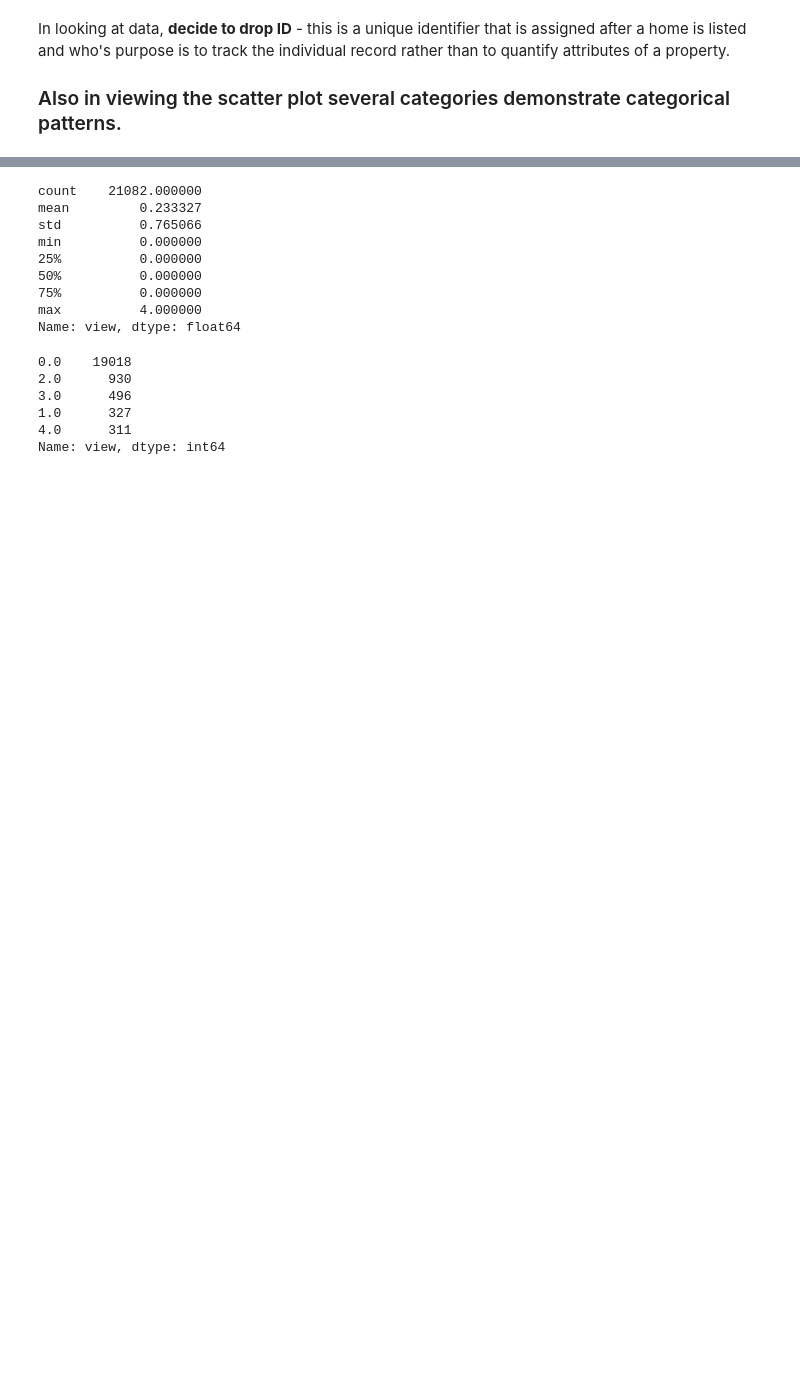
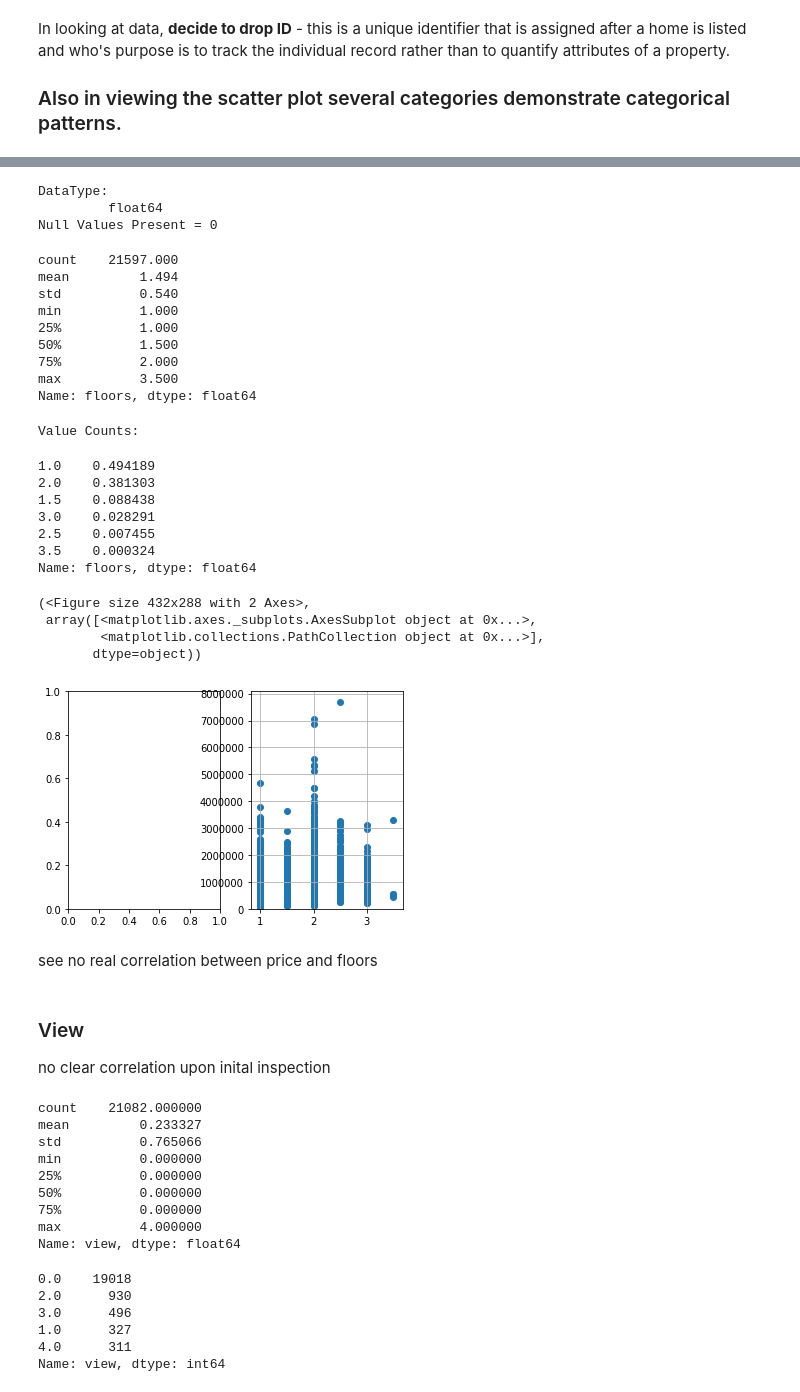
Before and after one commit to andiosika/dsc-v2-mod1-final-project-online-ds-pt-100719, a Jupyter notebook: student.ipynb, the cells around one changed output, grey strips where cells are left out. Cells and saved outputs as stored; diff of their text form; code cells hidden in the pictures; blank space fills up the shorter version.

```diff
--- a/student.ipynb
+++ b/student.ipynb
@@ -184,8 +178,13 @@ def check_column(df, col_name, n_unique=10):
     print('\nValue Counts:')
     display(df[col_name].value_counts(n_unique))
 
+
+
     ## Add some EDA figures
-    fig, ax = plt.subplots(ncols=2)
+    fig, ax = plt.subplots(ncols=2);
+
+    df[col_name].hist(ax=ax[0])
+    ax[1].scatter(df[col_name], kc_filtered['price'])
 
     return fig,ax
 
@@ -545,6 +539,40 @@ Name: floors, dtype: float64
 cat_floors = kc['floors'].astype('category')
 coded_floors = cat_floors.cat.codes
 kc['floors'] = coded_floors
+# %%
+check_column(kc, 'floors')
+# %% [output]
+DataType:
+         float64
+Null Values Present = 0
+count    21597.000
+mean         1.494
+std          0.540
+min          1.000
+25%          1.000
+50%          1.500
+75%          2.000
+max          3.500
+Name: floors, dtype: float64
+Value Counts:
+1.0    0.494189
+2.0    0.381303
+1.5    0.088438
+3.0    0.028291
+2.5    0.007455
+3.5    0.000324
+Name: floors, dtype: float64
+(<Figure size 432x288 with 2 Axes>,
+ array([<matplotlib.axes._subplots.AxesSubplot object at 0x...>,
+        <matplotlib.collections.PathCollection object at 0x...>],
+       dtype=object))
+[figure, added]
+# %% [markdown]
+see no real correlation between price and floors
+# %% [markdown]
+### View
+
+no clear correlation upon inital inspection
 # %%
 kc['view'].describe()
 # %% [output]
```
Also changed, not shown: parts of 90 cells of this notebook.
